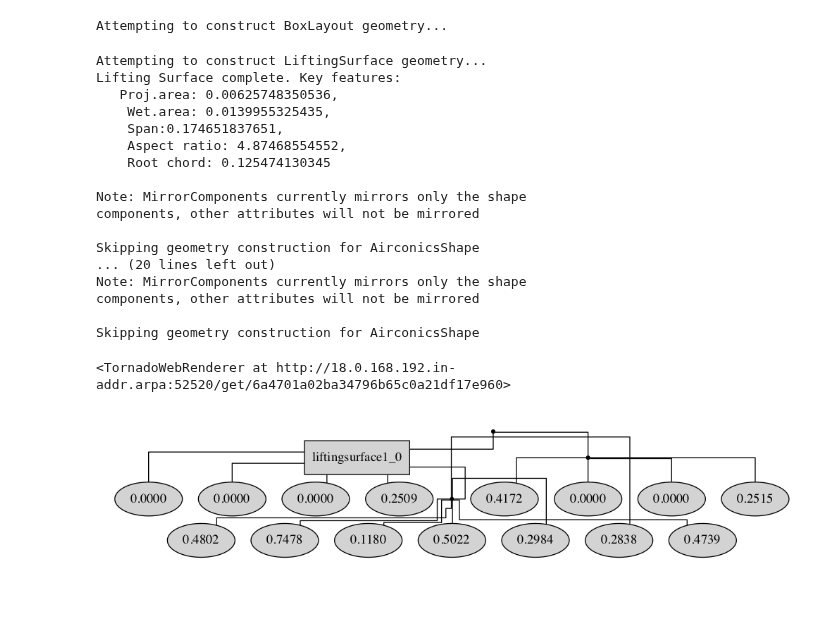
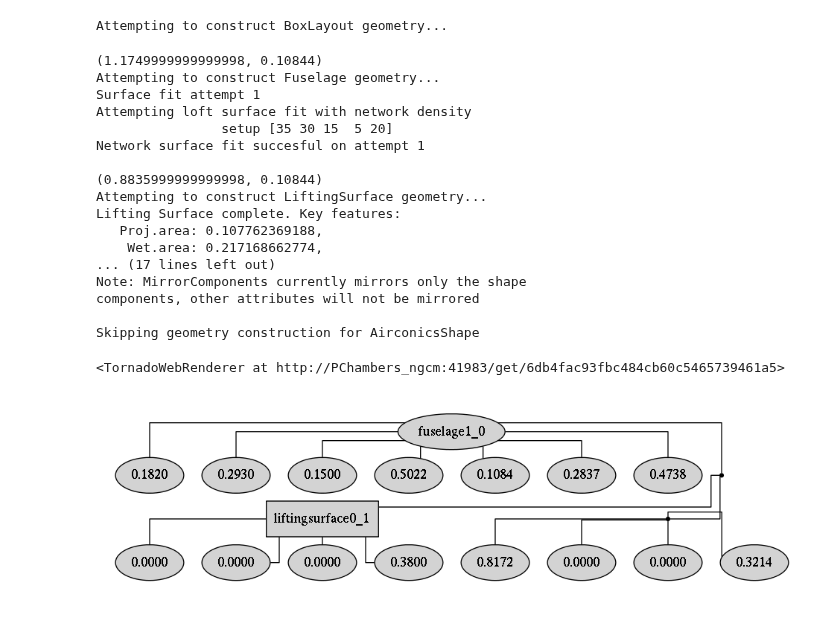
Before and after one commit to p-chambers/occ_airconics, a Jupyter notebook: examples/notebooks/gp_evolve_boxlayout.ipynb, the cells around one changed output. Cells and saved outputs as stored; diff of their text form; code cells hidden in the pictures.

```diff
--- a/examples/notebooks/gp_evolve_boxlayout.ipynb
+++ b/examples/notebooks/gp_evolve_boxlayout.ipynb
@@ -402,7 +402,7 @@ class BoxLayout(AirconicsCollection):
                        TailLengthRatio=TailLengthRatio,
                        Scaling=[ScalingX, ScalingYZ, ScalingYZ],
                        NoseCoordinates=[NoseX, NoseY, NoseZ],
-                       SimplificationReqd=True
+#                        SimplificationReqd=True
                       )
         # Do no be confused between the numbering of boxes and the number of descendent
         #  nodes: Each box needs a unique ID, so naming a box0 function "box0" replaces
@@ -425,13 +425,13 @@ class BoxLayout(AirconicsCollection):
         # Class definition
         NSeg = 10
 
-        Functionals_dict = {'AirlinerWing':
-                                {'SweepFunct':mySweepAngleFunctionAirliner,
-                                 'DihedralFunct': myDihedralFunctionAirliner,
-                                 'ChordFunct': myChordFunctionAirliner,
-                                 'TwistFunct': myTwistFunctionAirliner,
-                                 'AirfoilFunct': myAirfoilFunctionAirliner
-                                },
+        Functionals_dict = {#'AirlinerWing':
+#                                 {'SweepFunct':mySweepAngleFunctionAirliner,
+#                                  'DihedralFunct': myDihedralFunctionAirliner,
+#                                  'ChordFunct': myChordFunctionAirliner,
+#                                  'TwistFunct': myTwistFunctionAirliner,
+#                                  'AirfoilFunct': myAirfoilFunctionAirliner
+#                                 },
                             'AirlinerTP':
                                 {'SweepFunct':mySweepAngleFunctionTP,
                                  'DihedralFunct': myDihedralFunctionTP,
@@ -477,7 +477,7 @@ class BoxLayout(AirconicsCollection):
 
         # Rotate the component if necessary:
         if surfacetype in ['AirlinerFin', 'StraightWing']:
-            rotation = np.random.choice([0, 32.5, 90]) # V tail or vertical fin
+            rotation = np.random.choice([0, 32.5])#, 90]) # V tail or vertical fin
             RotAx = gp_Ax1(gp_Pnt(*P), gp_Dir(1, 0, 0))
             wing.RotateComponents(RotAx, rotation)
 
@@ -846,8 +839,12 @@ add_mirror_primitives(config2, pset2)
 # %% [output]
 Attempting to construct BoxLayout geometry...
 # %%
-individual = PrimitiveTree.from_string("""mirror2(liftingsurface1(0., 0., 0., 0.2509482606899, fuselage0(0.4802279800584204, 0.7478342716254645, 0.11804493682882322, 0.5022207241101948, 0.29844434109992024, 0.28378822274199234, 0.47389908429305316)),
-liftingsurface0(0.417229822131, 0., 0., 0.251498327593))""", pset2)
+old_expr_string = """mirror2(liftingsurface1(0., 0., 0., 0.1509, fuselage0(0.182, 0.293, 1.2044, 0.5022, 0.10844, 0.2837, 0.4738)),
+liftingsurface0(0.4172, 0., 0., 0.2514))"""
+
+expr_string = """fuselage1(0.182, 0.293, 0.15, 0.5022, 0.10844, 0.2837, 0.4738, mirror2(liftingsurface0(0., 0., 0., 0.38), liftingsurface0(0.8172, 0., 0., 0.3214)))"""
+
+individual = PrimitiveTree.from_string(expr_string, pset2)
 
 from airconics.Addons.WebServer.TornadoWeb import TornadoWebRenderer
 
@@ -859,26 +856,27 @@ config2.Display(renderer)
 
 renderer
 # %% [output]
+(1.1749999999999998, 0.10844)
+Attempting to construct Fuselage geometry...
+Surface fit attempt 1
+Attempting loft surface fit with network density
+                setup [35 30 15  5 20]
+Network surface fit succesful on attempt 1
+
+(0.8835999999999998, 0.10844)
 Attempting to construct LiftingSurface geometry...
 Lifting Surface complete. Key features:
-   Proj.area: 0.00625748350536,
-    Wet.area: 0.0139955325435,
-    Span:0.174651837651,
-    Aspect ratio: 4.87468554552,
-    Root chord: 0.125474130345
-
+   Proj.area: 0.107762369188,
+    Wet.area: 0.217168662774,
+... (17 lines left out)
 Note: MirrorComponents currently mirrors only the shape
 components, other attributes will not be mirrored
 
 Skipping geometry construction for AirconicsShape
-... (20 lines left out)
-Note: MirrorComponents currently mirrors only the shape
-components, other attributes will not be mirrored
-
-Skipping geometry construction for AirconicsShape
-<TornadoWebRenderer at http://18.0.168.192.in-addr.arpa:52520/get/6a4701a02ba34796b65c0a21df17e960>
+<TornadoWebRenderer at http://PChambers_ngcm:41983/get/6db4fac93fbc484cb60c5465739461a5>
 # %%
+config2.Write('GP_output.step')
 graph = config2.pydot_graph()
 Image(graph.create_png())
 # %% [output]
-[figure, old version]
+[figure, new version]
```
Also changed, not shown: parts of 14 cells of this notebook.
